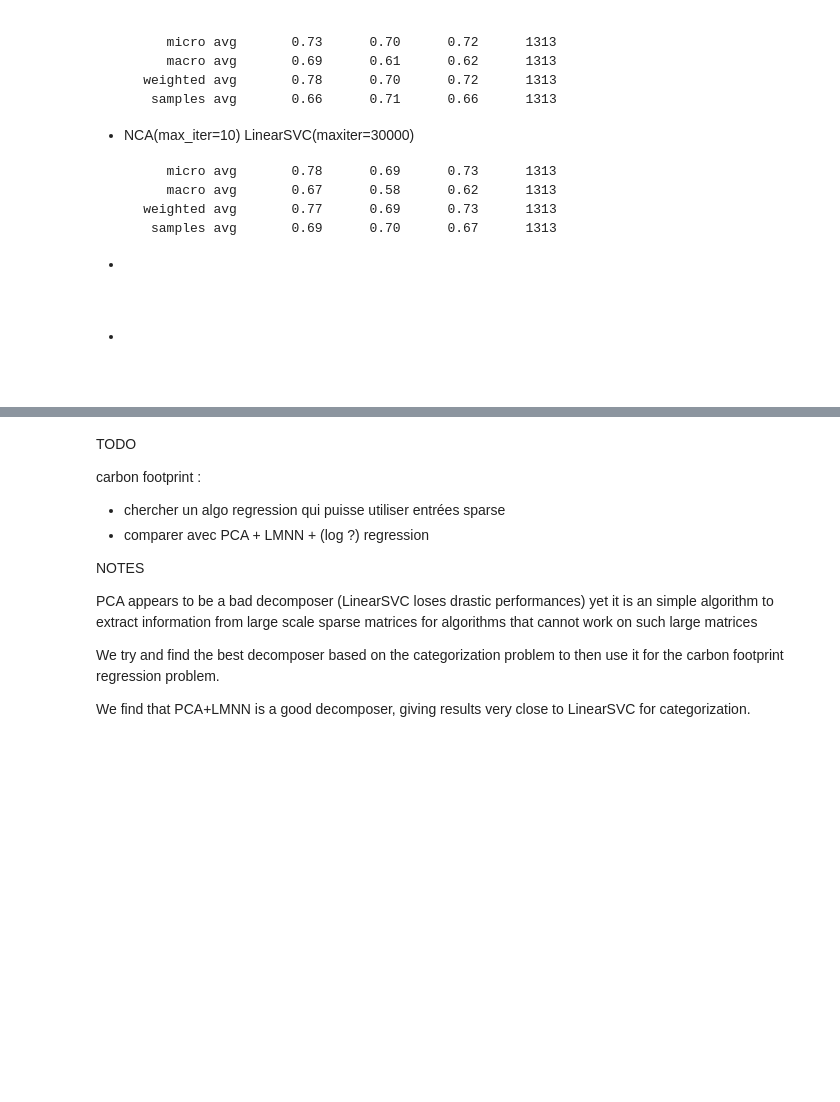
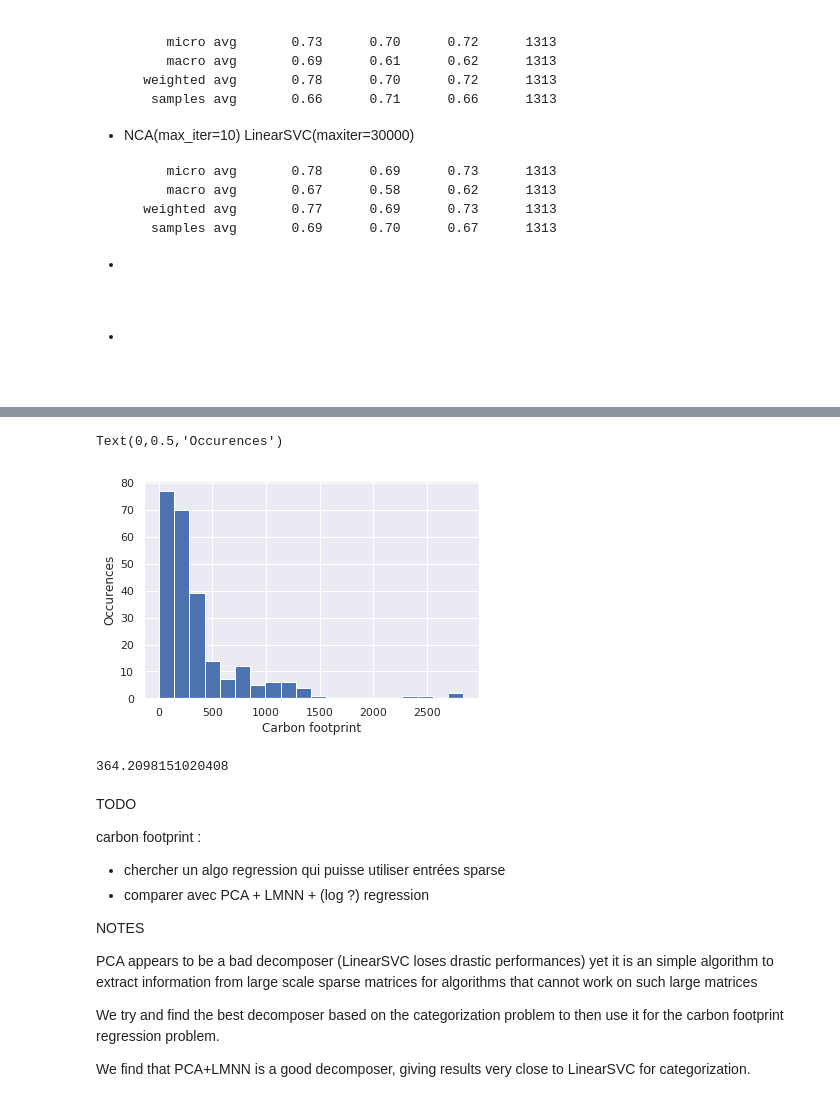
Before and after one commit to lgerrets/graphsml18-openfoodfacts, a Jupyter notebook: off-graphs2.ipynb, the cells around one changed output, grey strips where cells are left out. Saved outputs shown, nothing was run; the diff lists cells and outputs as text; code cells hidden in the pictures; blank space fills up the shorter version.

```diff
--- a/off-graphs2.ipynb
+++ b/off-graphs2.ipynb
@@ -361,3 +835,14 @@ en:sugary-snacks       0.89      0.73      0.80       231
+# %%
+plt.hist(target*t_std+t_mean,bins=20)
+plt.xlabel('Carbon footprint')
+plt.ylabel('Occurences')
+# %% [output]
+Text(0,0.5,'Occurences')
+[figure, added]
+# %%
+(target*t_std+t_mean).mean()
+# %% [output]
+364.2098151020408
 # %% [markdown]
 TODO
 
```
Also changed, not shown: parts of 24 cells of this notebook.
